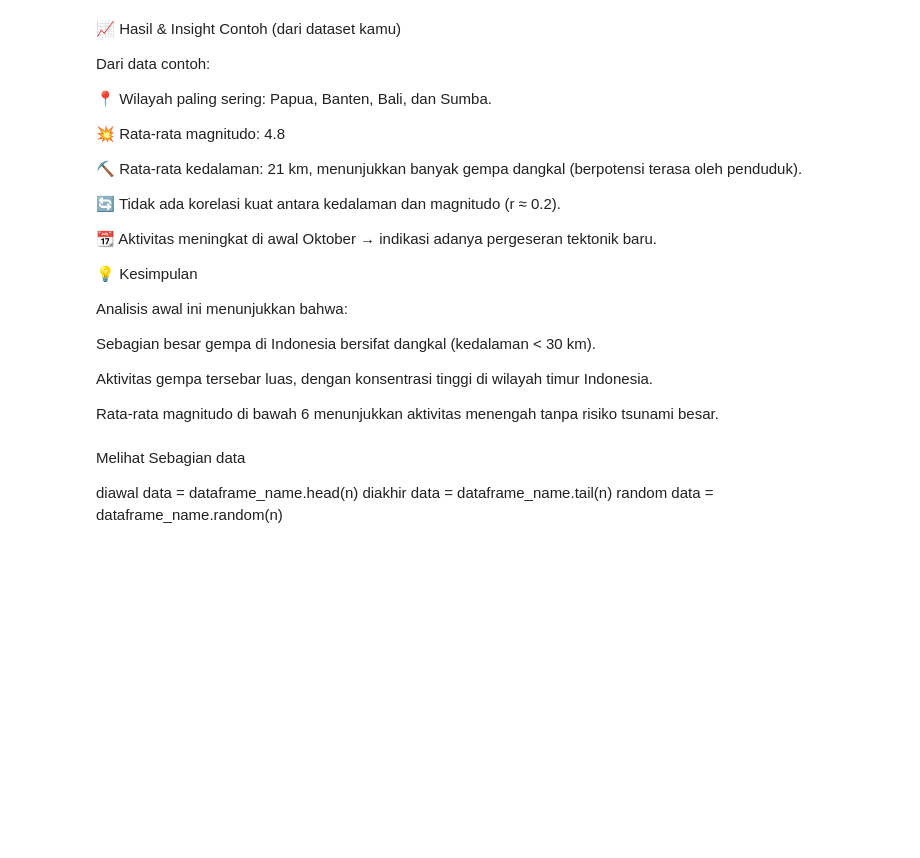
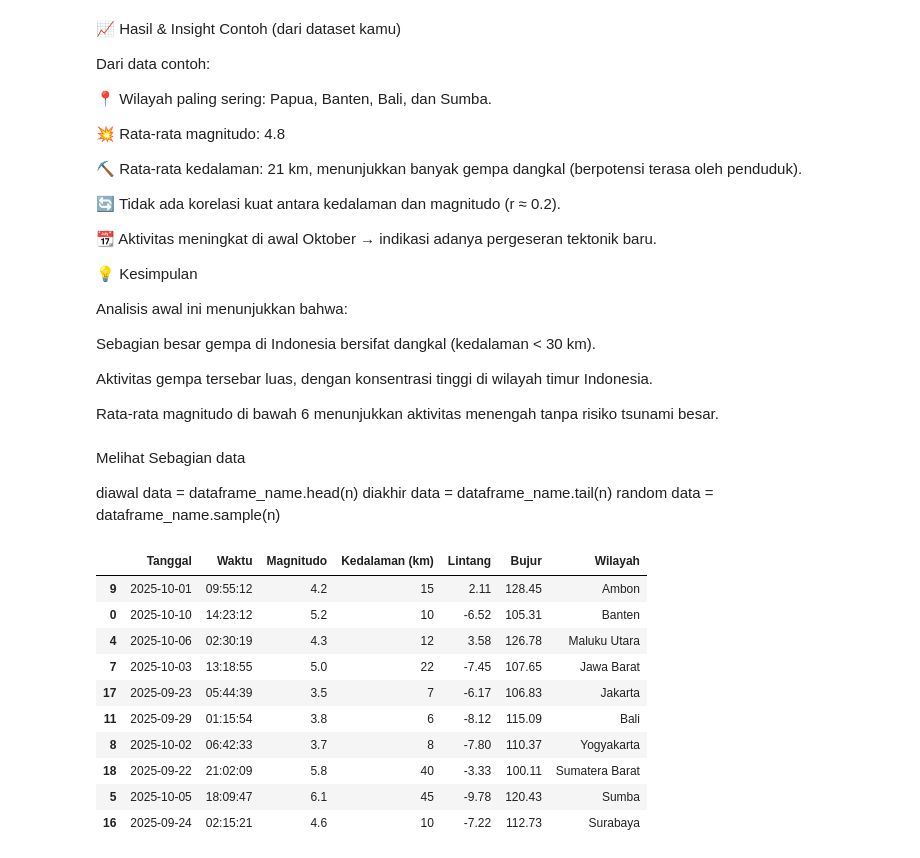
Before and after one commit to Dontbecode/-Bootcamp-Data-Analyst-, a Jupyter notebook: Pandas.ipynb, the cells around one changed output. Drawn from its saved outputs; the diff is of its cells as text; code cells hidden in the pictures; blank space fills up the shorter version.

Commit message:
Struktur Data

```diff
--- a/Pandas.ipynb
+++ b/Pandas.ipynb
@@ -349,4 +345,19 @@ Melihat Sebagian data
 
 diawal data = dataframe_name.head(n)
 diakhir data = dataframe_name.tail(n)
-random data = dataframe_name.random(n)
+random data = dataframe_name.sample(n)
+# %%
+df_csv.tail(10)
+df_csv.sample(10)
+# %% [output]
+|  | Tanggal | Waktu | Magnitudo | Kedalaman (km) | Lintang | Bujur | Wilayah |
+| 9 | 2025-10-01 | 09:55:12 | 4.2 | 15 | 2.11 | 128.45 | Ambon |
+| 0 | 2025-10-10 | 14:23:12 | 5.2 | 10 | -6.52 | 105.31 | Banten |
+| 4 | 2025-10-06 | 02:30:19 | 4.3 | 12 | 3.58 | 126.78 | Maluku Utara |
+| 7 | 2025-10-03 | 13:18:55 | 5.0 | 22 | -7.45 | 107.65 | Jawa Barat |
+| 17 | 2025-09-23 | 05:44:39 | 3.5 | 7 | -6.17 | 106.83 | Jakarta |
+| 11 | 2025-09-29 | 01:15:54 | 3.8 | 6 | -8.12 | 115.09 | Bali |
+| 8 | 2025-10-02 | 06:42:33 | 3.7 | 8 | -7.80 | 110.37 | Yogyakarta |
+| 18 | 2025-09-22 | 21:02:09 | 5.8 | 40 | -3.33 | 100.11 | Sumatera Barat |
+| 5 | 2025-10-05 | 18:09:47 | 6.1 | 45 | -9.78 | 120.43 | Sumba |
+| 16 | 2025-09-24 | 02:15:21 | 4.6 | 10 | -7.22 | 112.73 | Surabaya |
```
Also changed, not shown: parts of 5 cells of this notebook, 1 other file.
